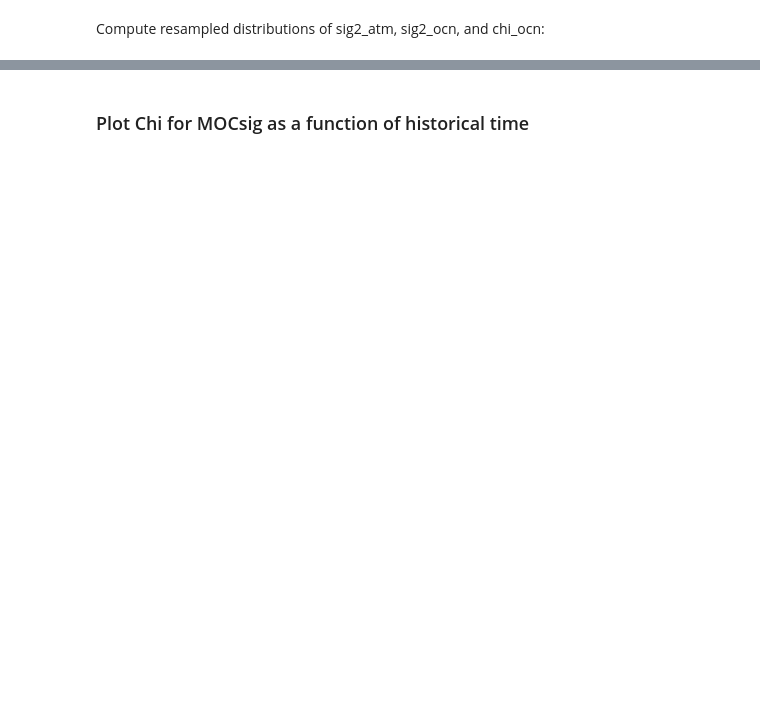
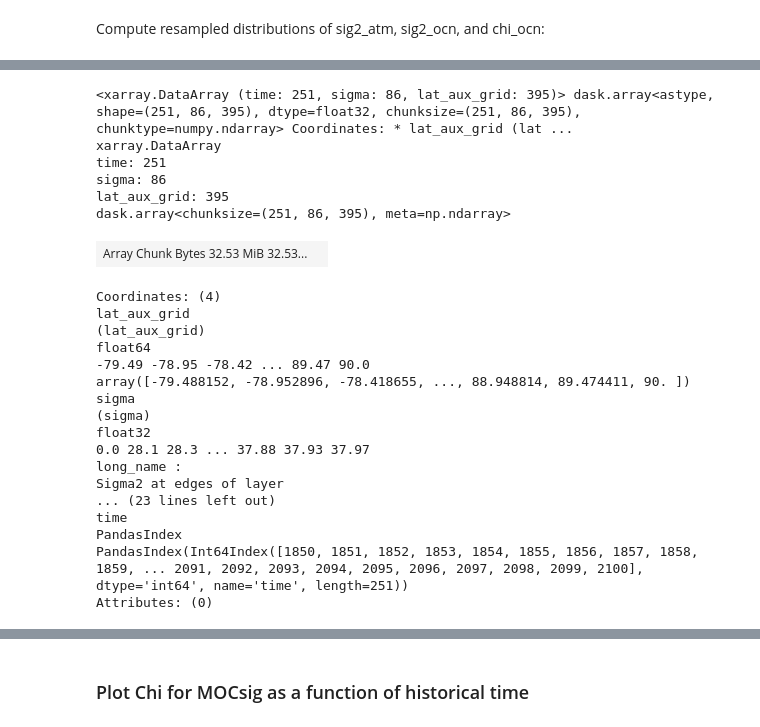
Before and after one commit to sgyeager/CESM2-LE-analysis, a Jupyter notebook: notebooks/InitialConditionMemory/CESM2LE_ICM_MOCsig.ipynb, the cells around one changed output, grey strips where cells are left out. Drawn from its saved outputs; the diff is of its cells as text; code cells hidden in the pictures; blank space fills up the shorter version.

```diff
--- a/notebooks/InitialConditionMemory/CESM2LE_ICM_MOCsig.ipynb
+++ b/notebooks/InitialConditionMemory/CESM2LE_ICM_MOCsig.ipynb
@@ -412,5 +444,5 @@ Resample 80-member pool (with replacement), to generate 100 different synthetic
 iterations = 100
 ens_size = 20
 da_allmem = moc_anom_lpf.isel(member_id=memind[0])
-da_allmem_r = xs.resample_iterations_idx(da_allmem.chunk(), iterations, 'member_id', dim_max=ens_size).rename({'iteration':'micro'})
+da_allmem_r = xs.resample_iterations(da_allmem, iterations, 'member_id', dim_max=ens_size).rename({'iteration':'micro'})
 # %% [output]
@@ -421,5 +453,5 @@ Now, resample again to generate 500 different 4-micro combinations:
 # %%
-da_allmem_rr = xs.resample_iterations(da_allmem_r, 500, 'micro', dim_max=4)
+da_allmem_rr = xs.resample_iterations(da_allmem_r, 100, 'micro', dim_max=4)
 # %% [markdown]
 Compute resampled distributions of sig2_atm, sig2_ocn, and chi_ocn:
 # %%
@@ -427,6 +459,6 @@ Compute resampled distributions of sig2_atm, sig2_ocn, and chi_ocn:
 sig2_atm_r = da_allmem_rr.var(dim='member_id').mean('micro')
 sig2_ocn_r = da_allmem_rr.mean(dim='member_id').var('micro')
 sig2_tot_r = da_allmem_rr.var(dim=['member_id','micro'])
-chi_atm_r = (sig2_atm_r/sig2_tot_r).rename("Chi_atm_r").persist()
-chi_ocn_r = (sig2_ocn_r/sig2_tot_r).rename("Chi_ocn_r").persist()
+chi_atm_r = (sig2_atm_r/sig2_tot_r).rename("Chi_atm_r")
+chi_ocn_r = (sig2_ocn_r/sig2_tot_r).rename("Chi_ocn_r")
 # %% [output]
@@ -435,5 +471,4 @@ Wall time: 4.05 s
 # %%
 %%time
-pval_chi_ocn = (chi_ocn_r > chi_ocn).sum('iteration')/chi_ocn_r['iteration'].size
-pval_chi_ocn = pval_chi_ocn.load()
+pval_chi_ocn = ((chi_ocn_r > chi_ocn).sum('iteration')/chi_ocn_r['iteration'].size).astype('float32')
 # %% [output]
@@ -440,0 +477,27 @@ KilledWorker: Attempted to run task ('select_bootstrap_indices_ufunc-select_boot
+# %%
+pval_chi_ocn
+# %% [output]
+<xarray.DataArray (time: 251, sigma: 86, lat_aux_grid: 395)> dask.array<astype, shape=(251, 86, 395), dtype=float32, chunksize=(251, 86, 395), chunktype=numpy.ndarray> Coordinates: * lat_aux_grid (lat ...
+xarray.DataArray
+time: 251
+sigma: 86
+lat_aux_grid: 395
+dask.array<chunksize=(251, 86, 395), meta=np.ndarray>
+| Array Chunk Bytes 32.53 MiB 32.53... |  |
+Coordinates: (4)
+lat_aux_grid
+(lat_aux_grid)
+float64
+-79.49 -78.95 -78.42 ... 89.47 90.0
+array([-79.488152, -78.952896, -78.418655, ..., 88.948814, 89.474411, 90. ])
+sigma
+(sigma)
+float32
+0.0 28.1 28.3 ... 37.88 37.93 37.97
+long_name :
+Sigma2 at edges of layer
+... (23 lines left out)
+time
+PandasIndex
+PandasIndex(Int64Index([1850, 1851, 1852, 1853, 1854, 1855, 1856, 1857, 1858, 1859, ... 2091, 2092, 2093, 2094, 2095, 2096, 2097, 2098, 2099, 2100], dtype='int64', name='time', length=251))
+Attributes: (0)
```
Also changed, not shown: parts of 52 cells of this notebook.
